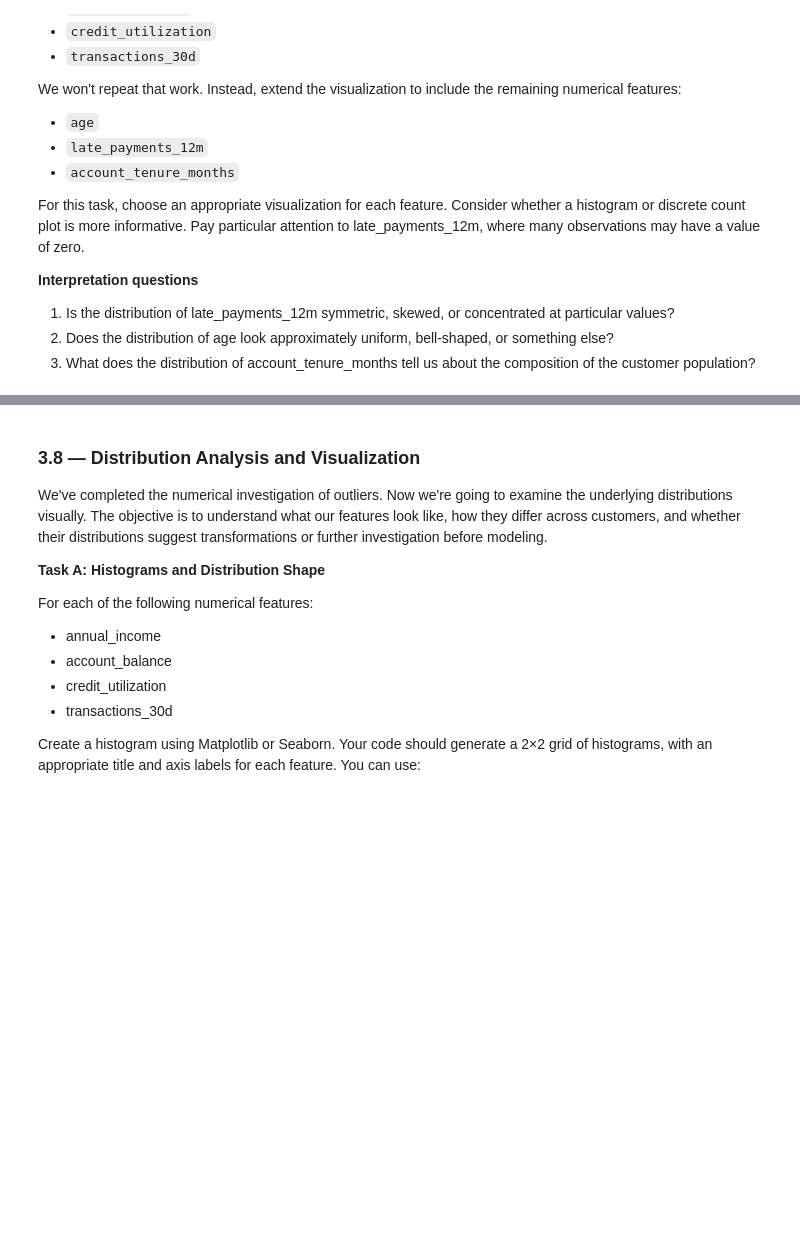
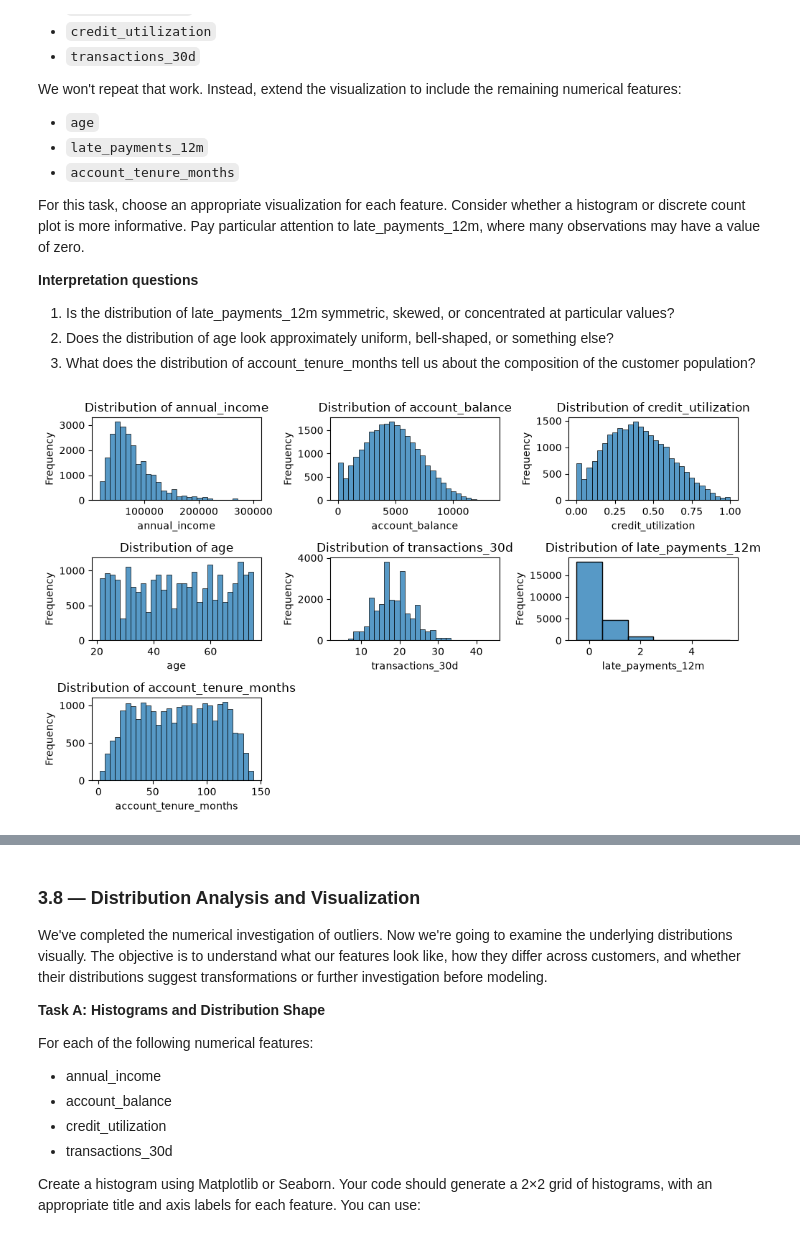
Before and after one commit to JadenGrossbaum/Data-Science, a Jupyter notebook: Chapter 5 EDA/Chapter5_Final_EDA_Workflow.ipynb, the cells around one changed output, grey strips where cells are left out. Saved outputs shown, nothing was run; the diff lists cells and outputs as text; code cells hidden in the pictures; blank space fills up the shorter version.

Commit message:
Continuing Stage 4: Univariate EDA, evaluating descriptive statistics and distribution visualizations

```diff
--- a/Chapter 5 EDA/Chapter5_Final_EDA_Workflow.ipynb
+++ b/Chapter 5 EDA/Chapter5_Final_EDA_Workflow.ipynb
@@ -1000,3 +1049,44 @@ For this task, choose an appropriate visualization for each feature. Consider wh
 1. Is the distribution of late_payments_12m symmetric, skewed, or concentrated at particular values?
 2. Does the distribution of age look approximately uniform, bell-shaped, or something else?
 3. What does the distribution of account_tenure_months tell us about the composition of the customer population?
+# %%
+import matplotlib.pyplot as plt
+import seaborn as sns
+
+# Distribution Visualization
+# Create the figure once
+fig, axes = plt.subplots(
+    nrows=3,
+    ncols=3,
+    figsize=(10, 6)
+)
+
+# Pair each feature with one subplot
+for feature, ax in zip(numerical_features, axes.flat):
+    if feature == "late_payments_12m":
+        sns.histplot(
+            data=df,
+            x=feature,
+            discrete=True,
+            ax=ax
+        )
+    else:
+        sns.histplot(
+            data=df,
+            x=feature,
+            bins=30,
+            ax=ax
+        )
+
+    ax.set_title(f"Distribution of {feature}")
+    ax.set_xlabel(feature)
+    ax.set_ylabel("Frequency")
+
+# Remove unused axes
+for ax in axes.flat[len(numerical_features):]:
+    ax.set_visible(False)
+
+plt.tight_layout()
+plt.show()
+# %% [output]
+[figure, added]
```
Also changed, not shown: parts of 3 cells of this notebook.
